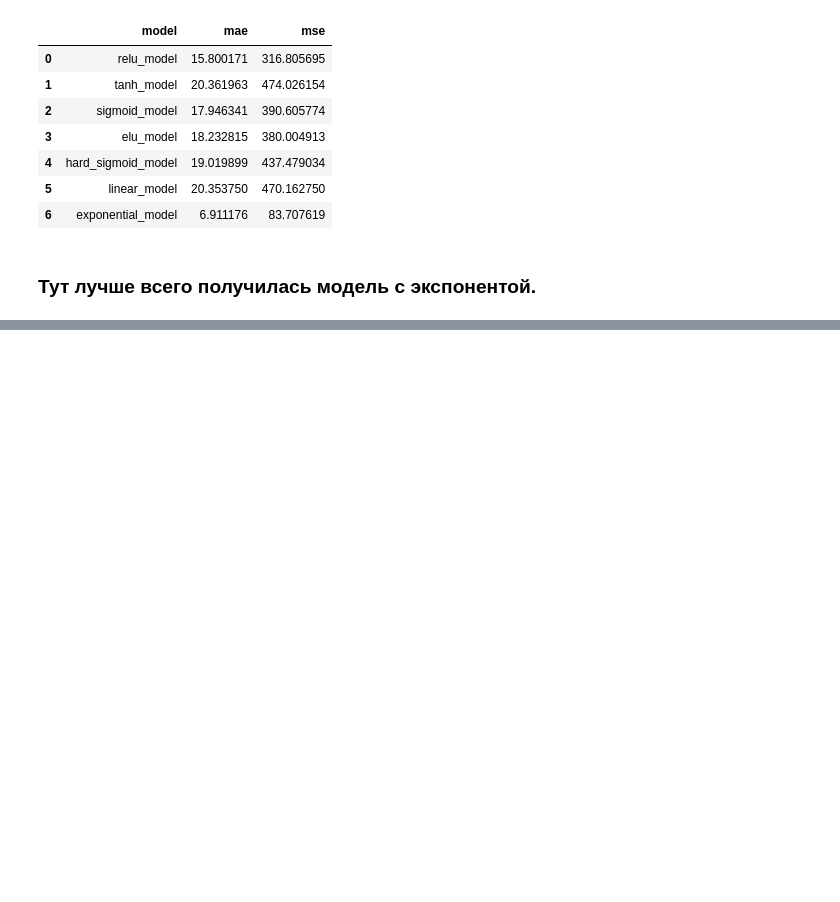
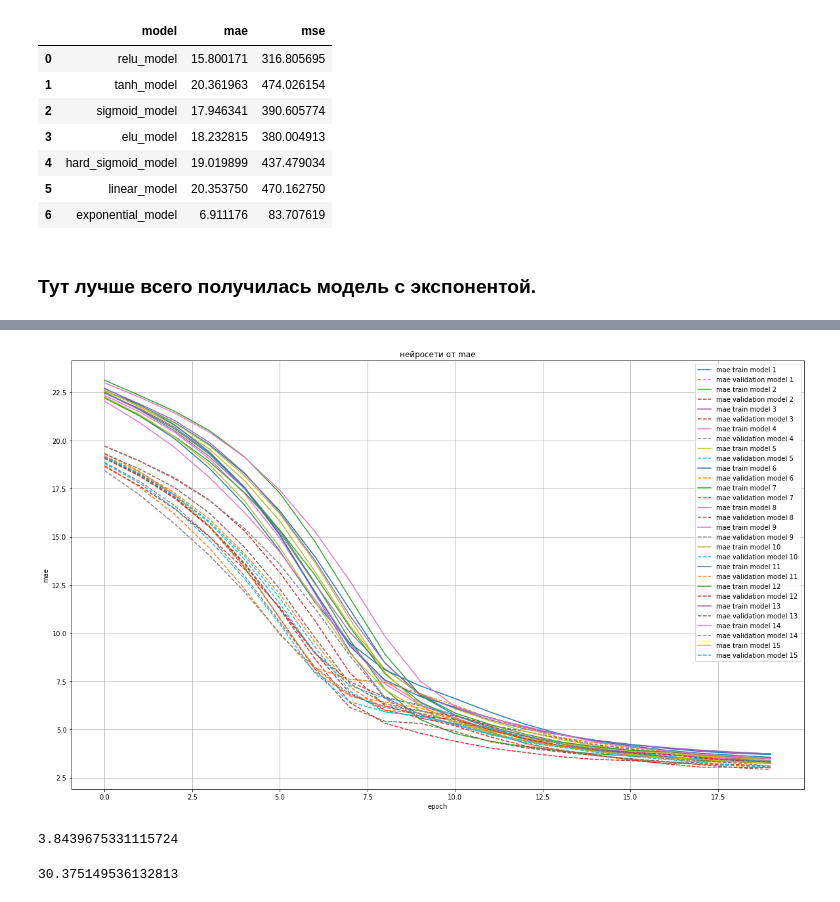
Before and after one commit to myselfadmirer/Neural_networks, a Jupyter notebook: lesson3/lesson3.ipynb, the cells around one changed output, grey strips where cells are left out. Drawn from its saved outputs; the diff is of its cells as text; code cells hidden in the pictures; blank space fills up the shorter version.

```diff
--- a/lesson3/lesson3.ipynb
+++ b/lesson3/lesson3.ipynb
@@ -574,0 +608,41 @@ plt.show()
+# %%
+neuron_numb = 50
+
+test_results = []
+
+plt.figure(figsize=(20,12))
+
+for i in range(15):
+    name=f'model № {i+1}'
+    model = Sequential([
+      normalizer,
+      layers.Dense(neuron_numb, activation='relu'),
+      layers.Dense(neuron_numb, activation='relu'),
+      layers.Dense(1, activation='linear')
+    ])
+
+    model.compile(
+        optimizer='adam',
+        loss='mse',
+        metrics=['mean_absolute_error'])
+
+    model_history = model.fit(
+    train_features, train_labels,
+    validation_split=0.2,
+    verbose=0, epochs=20)
+#     print(model_history.history)
+
+    plt.plot(model_history.history['mean_absolute_error'], '-', label = f'mae train model {i+1}')
+    plt.plot(model_history.history['val_mean_absolute_error'], '--', label = f'mae validation model {i+1}')
+
+    mse, mae = model.evaluate(test_features, test_labels, verbose=0)
+    test_results.append([name, mae, mse])
+
+plt.legend()
+plt.grid('On')
+plt.title('нейросети от mae')
+plt.xlabel('epoch')
+plt.ylabel('mae')
+plt.show()
+# %% [output]
+[figure, added]
@@ -574,0 +651,8 @@ plt.show()
+# %%
+results['mae'].mean()
+# %% [output]
+3.8439675331115724
+# %%
+results['mse'].mean()
+# %% [output]
+30.375149536132813
```
Also changed, not shown: parts of 14 cells of this notebook.
